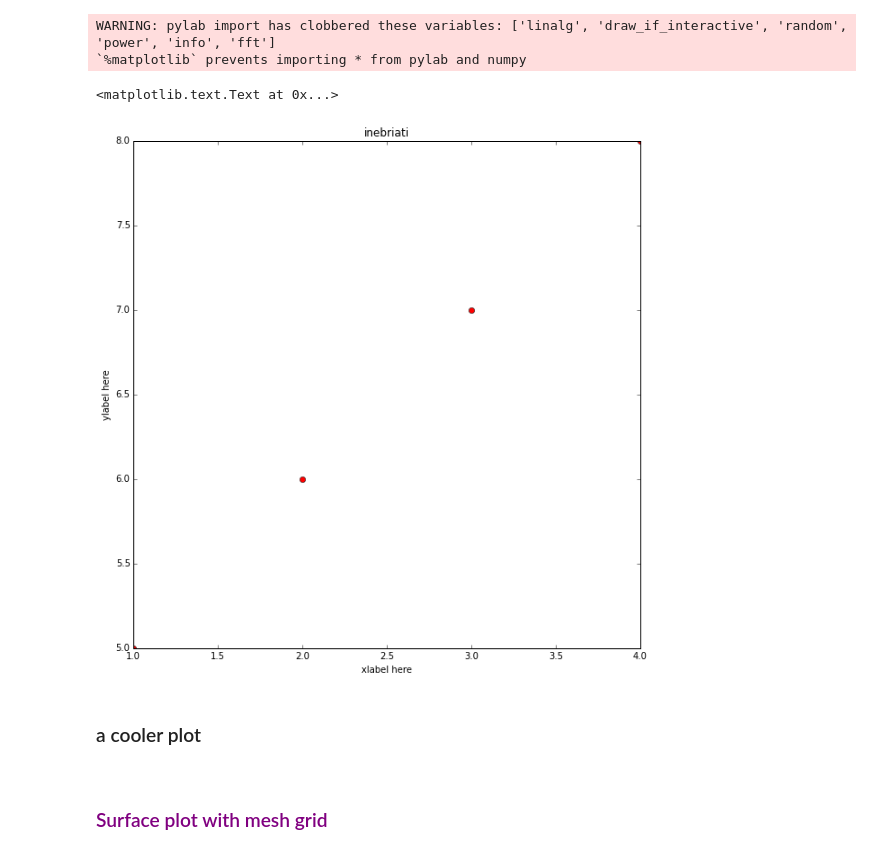
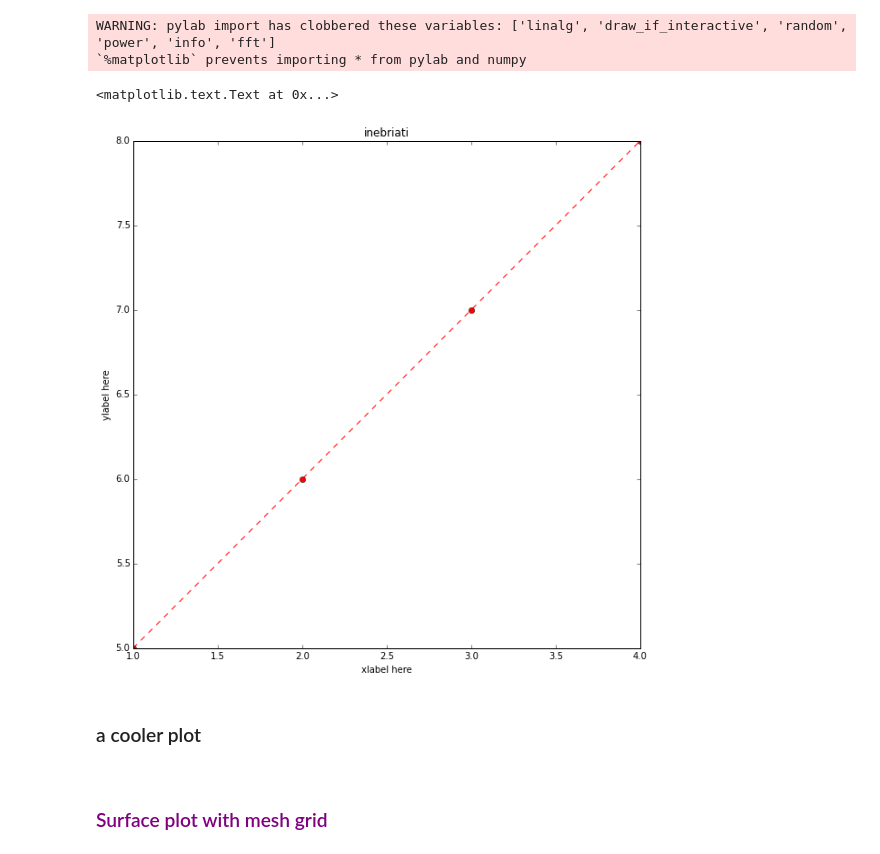
Before and after one commit to attdobi/iPyNb, a Jupyter notebook: Examples/ipython_101.ipynb, the cells around one changed output. Cells and saved outputs as stored; diff of their text form; code cells hidden in the pictures.

```diff
--- a/Examples/ipython_101.ipynb
+++ b/Examples/ipython_101.ipynb
@@ -112,13 +114,13 @@ pylab.rcParams['figure.figsize'] = (10.0, 10.0) # set size of figures
     #rc('font',**{'family':'serif','serif':['Palatino']})
     #plt.rc('text', usetex=True) # Need to figure this out. Not tex for now :(
 # %%
-plt.plot(my_matrix[0,:],my_matrix[1,:],'or')
+plt.plot(my_matrix[0,:],my_matrix[1,:],'--or')
 plt.xlabel('xlabel here')
 plt.ylabel('ylabel here')
 plt.title('inebriati')
 # %% [output]
 <matplotlib.text.Text at 0x...>
-[figure, old version]
+[figure, new version]
 # %% [markdown]
 <h3> a cooler plot</h3> <br/> <h3 style="color:purple;"> Surface plot with mesh grid</h3>
 # %%
```
Also changed, not shown: parts of 5 cells of this notebook, 3 other files.
